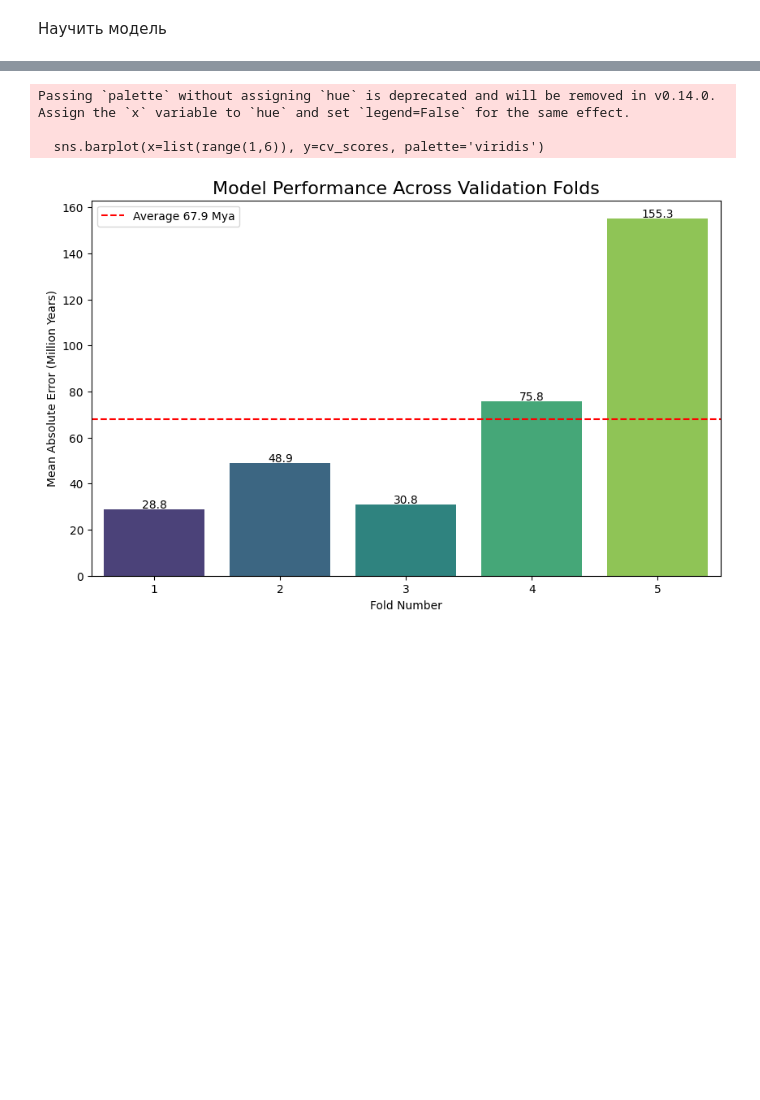
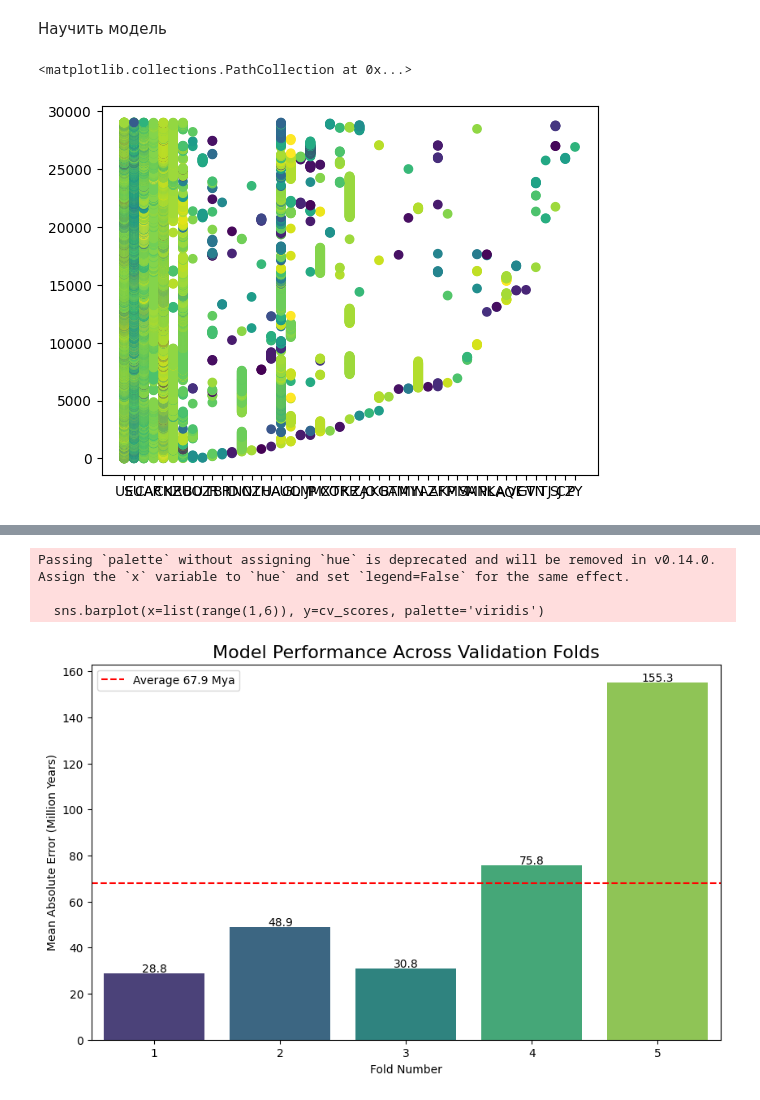
Before and after one commit to MaGNeT49/practiceML, a Jupyter notebook: test.ipynb, the cells around one changed output, grey strips where cells are left out. Drawn from its saved outputs; the diff is of its cells as text; code cells hidden in the pictures; blank space fills up the shorter version.

```diff
--- a/test.ipynb
+++ b/test.ipynb
@@ -232,3 +142,23 @@ from catboost import CatBoostRegressor
 import seaborn as sns
 
 import joblib
+# %%
+def convert_no_order_num_to_zero(value):
+    if str(value).find("NO") != -1:
+        return 0
+    return value
+
+df["order_num"] = df["order_num"].apply(convert_no_order_num_to_zero)
+# %%
+scaler = StandardScaler()
+df["presevation_mode_count_scaled"] = scaler.fit_transform(df[["preservation_mode_count"]])
+df["order_num_scaled"] = scaler.fit_transform(df[["order_num"]])
+
+label_encoder = LabelEncoder()
+df["diet_scaled"] = label_encoder.fit_transform(df["diet"])
+df["country_scaled"] = label_encoder.fit_transform(df["country"])
+# %%
+plt.scatter(df["country"].values, df["country"].keys(), c=df["max_age_mya"])
+# %% [output]
+<matplotlib.collections.PathCollection at 0x...>
+[figure, added]
```
Also changed, not shown: parts of 18 cells of this notebook, 11 other files.
